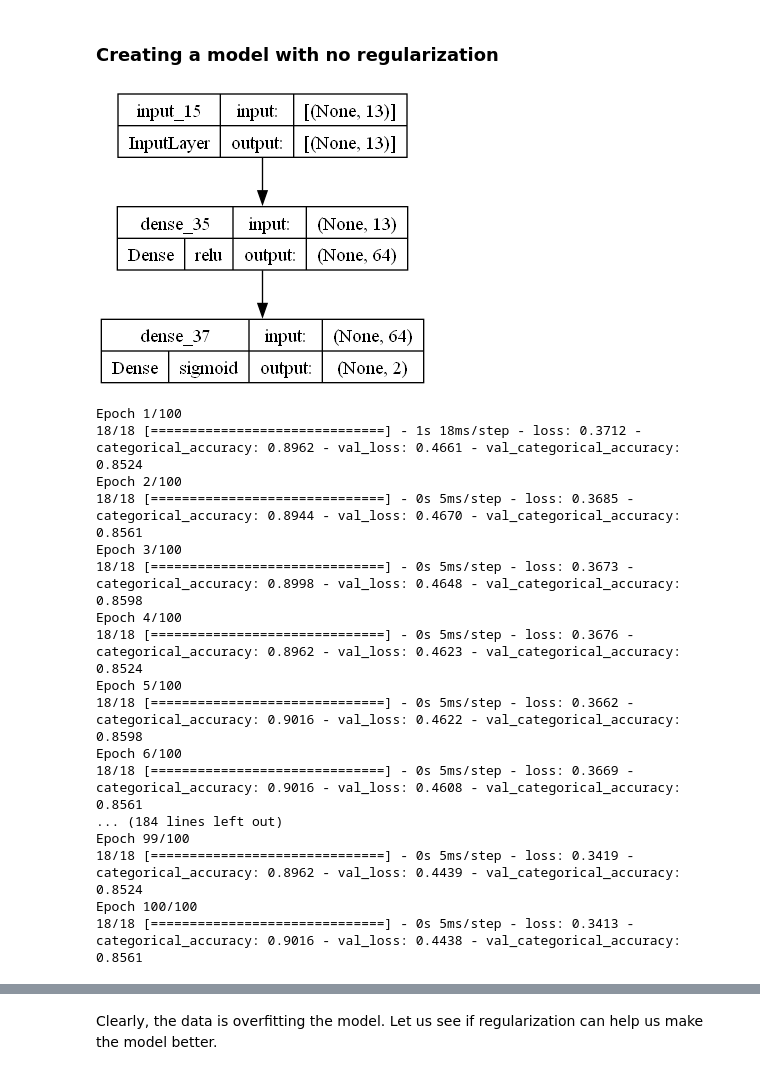
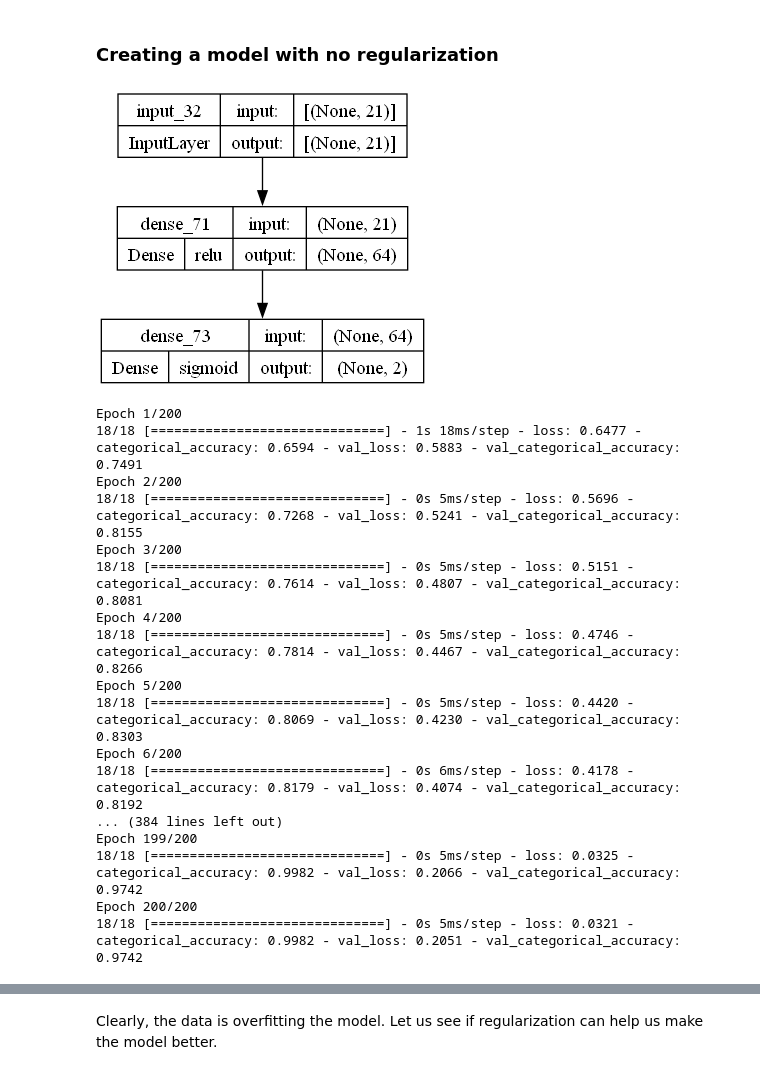
Before and after one commit to purusharthmalik/deep_learning, a Jupyter notebook: lab3/2348542_Lab3.ipynb, the cells around one changed output, grey strips where cells are left out. Drawn from its saved outputs; the diff is of its cells as text; code cells hidden in the pictures.

```diff
--- a/lab3/2348542_Lab3.ipynb
+++ b/lab3/2348542_Lab3.ipynb
@@ -175,17 +204,17 @@ X_train.shape, X_test.shape
 # %%
 from tensorflow.keras.models import Model
 from tensorflow.keras.utils import plot_model
 
-input_layer = Input(shape=(13,))
+input_layer = Input(shape=(21,))
 hidden_1 = Dense(64, activation=tf.nn.relu)(input_layer)
 hidden_2 = Dense(128, activation=tf.nn.relu)(hidden_1)
 output = Dense(2, activation=tf.nn.sigmoid)(hidden_1)
 
 model = Model(inputs=input_layer, outputs=output)
 
 plot_model(model, show_layer_names=True, show_shapes=True, show_layer_activations=True)
 # %% [output]
-[figure, old version]
+[figure, new version]
 # %%
 # Compiling the model
 model.compile(optimizer=tf.keras.optimizers.Adam(),
@@ -193,26 +222,26 @@ model.compile(optimizer=tf.keras.optimizers.Adam(),
               metrics=tf.keras.metrics.categorical_accuracy)
 
 # Fitting the model
-history = model.fit(X_train, y_train, epochs=100,
+history = model.fit(X_train, y_train, epochs=200,
                     validation_data=(X_val, y_val))
 # %% [output]
-Epoch 1/100
-18/18 [==============================] - 1s 18ms/step - loss: 0.3712 - categorical_accuracy: 0.8962 - val_loss: 0.4661 - val_categorical_accuracy: 0.8524
-Epoch 2/100
-18/18 [==============================] - 0s 5ms/step - loss: 0.3685 - categorical_accuracy: 0.8944 - val_loss: 0.4670 - val_categorical_accuracy: 0.8561
-Epoch 3/100
-18/18 [==============================] - 0s 5ms/step - loss: 0.3673 - categorical_accuracy: 0.8998 - val_loss: 0.4648 - val_categorical_accuracy: 0.8598
-Epoch 4/100
-18/18 [==============================] - 0s 5ms/step - loss: 0.3676 - categorical_accuracy: 0.8962 - val_loss: 0.4623 - val_categorical_accuracy: 0.8524
-Epoch 5/100
-18/18 [==============================] - 0s 5ms/step - loss: 0.3662 - categorical_accuracy: 0.9016 - val_loss: 0.4622 - val_categorical_accuracy: 0.8598
-Epoch 6/100
-18/18 [==============================] - 0s 5ms/step - loss: 0.3669 - categorical_accuracy: 0.9016 - val_loss: 0.4608 - val_categorical_accuracy: 0.8561
-... (184 lines left out)
-Epoch 99/100
-18/18 [==============================] - 0s 5ms/step - loss: 0.3419 - categorical_accuracy: 0.8962 - val_loss: 0.4439 - val_categorical_accuracy: 0.8524
-Epoch 100/100
-18/18 [==============================] - 0s 5ms/step - loss: 0.3413 - categorical_accuracy: 0.9016 - val_loss: 0.4438 - val_categorical_accuracy: 0.8561
+Epoch 1/200
+18/18 [==============================] - 1s 18ms/step - loss: 0.6477 - categorical_accuracy: 0.6594 - val_loss: 0.5883 - val_categorical_accuracy: 0.7491
+Epoch 2/200
+18/18 [==============================] - 0s 5ms/step - loss: 0.5696 - categorical_accuracy: 0.7268 - val_loss: 0.5241 - val_categorical_accuracy: 0.8155
+Epoch 3/200
+18/18 [==============================] - 0s 5ms/step - loss: 0.5151 - categorical_accuracy: 0.7614 - val_loss: 0.4807 - val_categorical_accuracy: 0.8081
+Epoch 4/200
+18/18 [==============================] - 0s 5ms/step - loss: 0.4746 - categorical_accuracy: 0.7814 - val_loss: 0.4467 - val_categorical_accuracy: 0.8266
+Epoch 5/200
+18/18 [==============================] - 0s 5ms/step - loss: 0.4420 - categorical_accuracy: 0.8069 - val_loss: 0.4230 - val_categorical_accuracy: 0.8303
+Epoch 6/200
+18/18 [==============================] - 0s 6ms/step - loss: 0.4178 - categorical_accuracy: 0.8179 - val_loss: 0.4074 - val_categorical_accuracy: 0.8192
+... (384 lines left out)
+Epoch 199/200
+18/18 [==============================] - 0s 5ms/step - loss: 0.0325 - categorical_accuracy: 0.9982 - val_loss: 0.2066 - val_categorical_accuracy: 0.9742
+Epoch 200/200
+18/18 [==============================] - 0s 5ms/step - loss: 0.0321 - categorical_accuracy: 0.9982 - val_loss: 0.2051 - val_categorical_accuracy: 0.9742
 # %%
 plt.plot(history.history['loss'], label='train_loss')
 plt.plot(history.history['val_loss'], label='val_loss')
```
Also changed, not shown: parts of 14 cells of this notebook.
